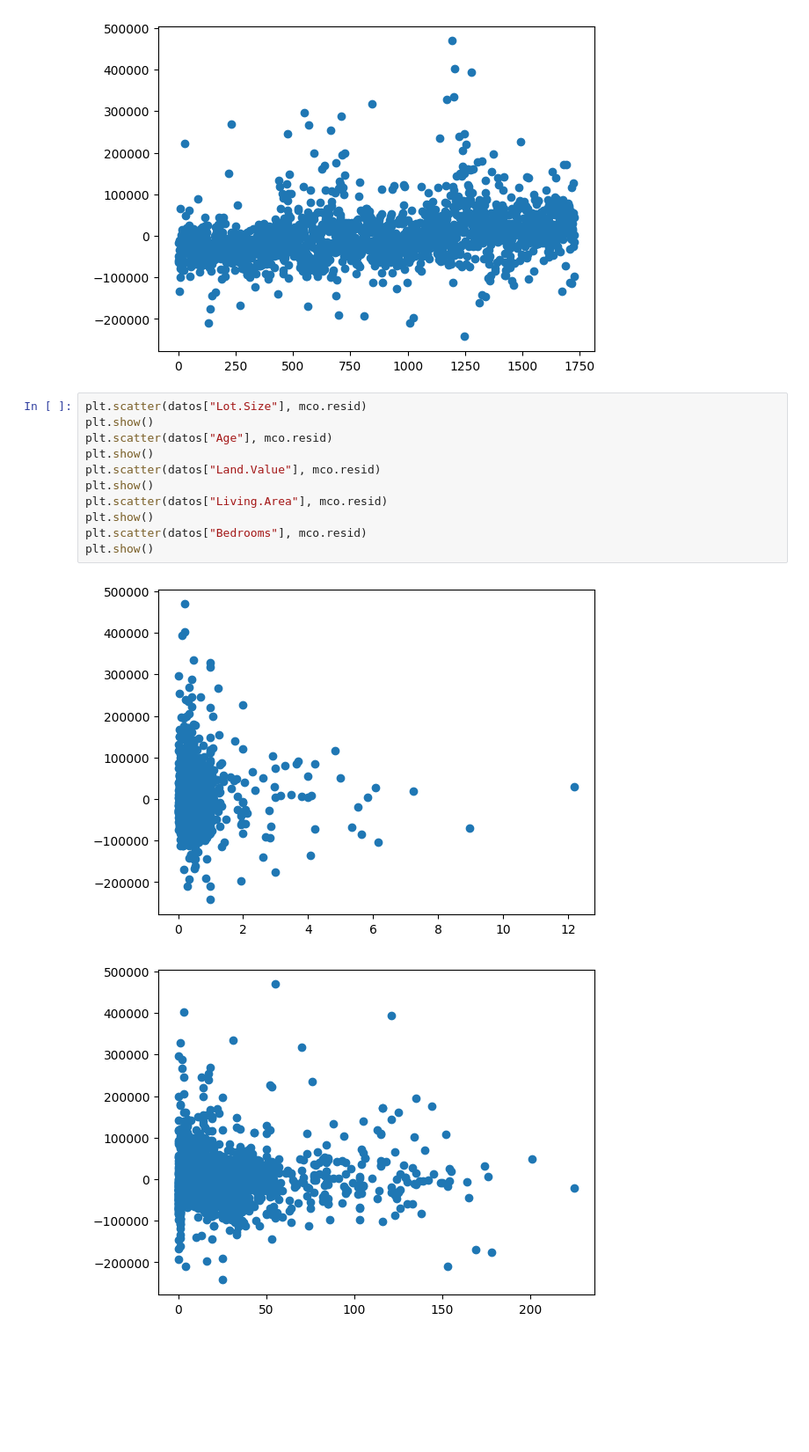
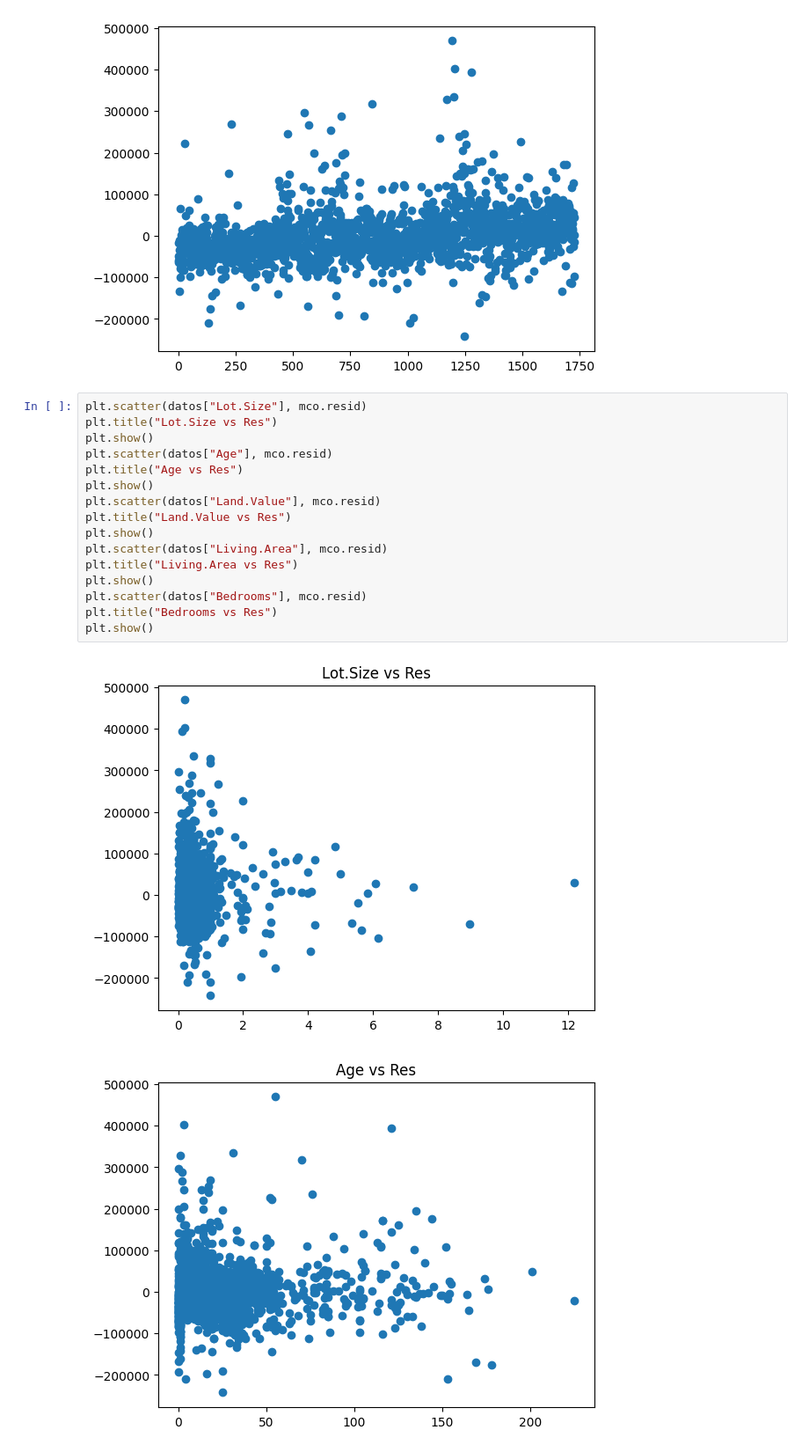
Before and after one commit to vblancoOR/econometria, a Jupyter notebook: Heterocedasticidad_Graficos.ipynb, the cells around one changed output. Shown: that part at 88% size. Cells and saved outputs as stored; diff of their text form; blank space fills up the shorter version.

```diff
--- a/Heterocedasticidad_Graficos.ipynb
+++ b/Heterocedasticidad_Graficos.ipynb
@@ -45,15 +45,20 @@ plt.show()
 [figure]
 # %%
 plt.scatter(datos["Lot.Size"], mco.resid)
+plt.title("Lot.Size vs Res")
 plt.show()
 plt.scatter(datos["Age"], mco.resid)
+plt.title("Age vs Res")
 plt.show()
 plt.scatter(datos["Land.Value"], mco.resid)
+plt.title("Land.Value vs Res")
 plt.show()
 plt.scatter(datos["Living.Area"], mco.resid)
+plt.title("Living.Area vs Res")
 plt.show()
 plt.scatter(datos["Bedrooms"], mco.resid)
+plt.title("Bedrooms vs Res")
 plt.show()
 # %% [output]
-[figure, old version]
+[figure, new version]
-[figure, old version]
+[figure, new version]
```
Also changed, not shown: parts of 2 cells of this notebook.
